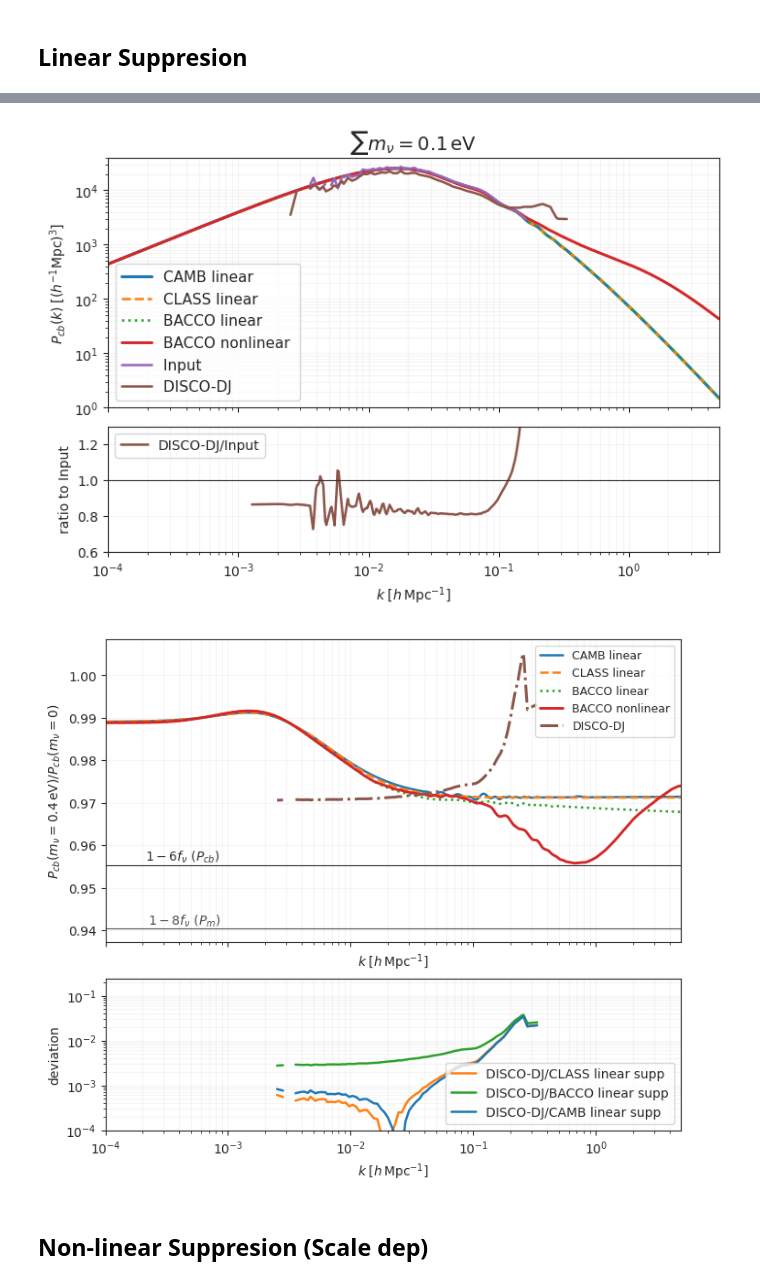
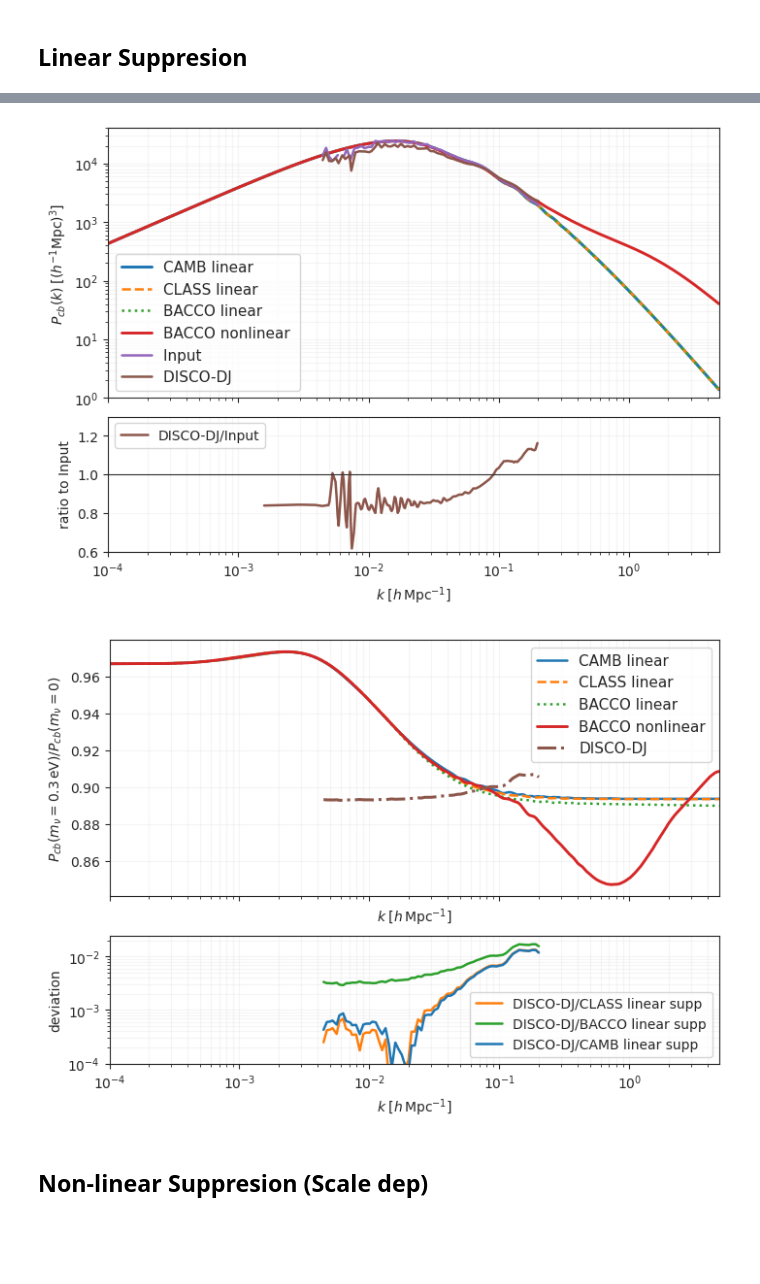
Before and after one commit to Xantyos13/DISCO-DJ, a Jupyter notebook: Neutrinos/Power_comparaison.ipynb, the cells around one changed output, grey strips where cells are left out. Cells and saved outputs as stored; diff of their text form; code cells hidden in the pictures; blank space fills up the shorter version.

Commit message:
new plot

```diff
--- a/Neutrinos/Power_comparaison.ipynb
+++ b/Neutrinos/Power_comparaison.ipynb
@@ -587,7 +588,7 @@ if precision == "double":
     config.update("jax_enable_x64", True)
 
 # Define the boxsize and resolution
-boxsize = 5000  # in Mpc/h
+boxsize = 4000  # in Mpc/h
 res = 256  # the particles live on a Lagrangrian grid of resolution (res)^dim
 
 results_disco = []
@@ -598,7 +599,7 @@ cosmo = dict(Omega_c=omega_cdm,  # cold dark matter content
              Omega_b=omega_b,  # baryonic content (note: Disco-DJ so far only performs N-body simulations, no hydro; this is only used for the linear power spectrum!)
              h=h,  # dimensionless Hubble constant
              n_s=n_s,  # scalar spectral index
-             sigma8=sigma8,  # amplitude of matter density fluctuations at a scale of 8 Mpc/h
+             sigma8=0.8159,  # amplitude of matter density fluctuations at a scale of 8 Mpc/h
              mnu = mnu_massless) #Neutrino mass (eV)
 
 dj = DiscoDJ(dim=dim, res=res, name=name, device=device, precision=precision, boxsize=boxsize, cosmo=cosmo)
@@ -614,10 +615,10 @@ stepper = "bullfrog"
 method = "pm"
 res_pm = dj.res
 time_var = "D"
-antialias = 1
-grad_kernel_order = 0
+antialias = 0
+grad_kernel_order = 4
 laplace_kernel_order = 0
-worder = 3
+worder = 2
 n_resample = 3
 deconvolve = True
 nlpt_order_ics = n_order
@@ -627,7 +628,7 @@ a_targets = [1.0]
 
 for a_end in a_targets:
 
-    numsteps = 30  # number of steps to be performed
+    numsteps = 10  # number of steps to be performed
     a_ini = 0.02  # initial scale factor of the simulation (where it is initialized with LPT)
     a_list = np.linspace(a_ini, a_end, numsteps, endpoint=True)
 
@@ -639,7 +640,7 @@ for a_end in a_targets:
                                     nlpt_order_ics=nlpt_order_ics, n_resample=n_resample,
                                     deconvolve=deconvolve, return_displacement=False, chunk_size=chunk_size,
                                     convert_to_numpy=True)  # convert_to_numpy: same as above for the ICs and LPT
-    delta_sim = dj.get_delta_from_pos(X_sim, res= 2*dj.res, n_resample=n_resample,antialias=1)
+    delta_sim = dj.get_delta_from_pos(X_sim, res= dj.res, n_resample=n_resample)
     k, Pk, _ = dj.evaluate_power_spectrum(delta_sim, bins=dj.res//3, deconvolve=True, worder=worder)
 
     results_disco.append({
@@ -656,7 +657,7 @@ cosmo_nu = dict(Omega_c=omega_cdm,  # cold dark matter content
             Omega_b=omega_b,  # baryonic content (note: Disco-DJ so far only performs N-body simulations, no hydro; this is only used for the linear power spectrum!)
             h=h,  # dimensionless Hubble constant
             n_s=n_s,  # scalar spectral index
-            sigma8=sigma8,  # amplitude of matter density fluctuations at a scale of 8 Mpc/h
+            sigma8=0.8159,  # amplitude of matter density fluctuations at a scale of 8 Mpc/h
             mnu = mnu_deg) #Neutrino mass (eV)
 dj_nu = DiscoDJ(dim=dim, res=res, name=name, device=device, precision=precision, boxsize=boxsize, cosmo=cosmo_nu)
 print(dj_nu)
@@ -665,6 +666,8 @@ dj_nu = dj_nu.with_linear_ps(fix_sigma8=True, transfer_function="from_file", fil
 dj_nu = dj_nu.with_ics(white_noise_space="real", white_noise_field=white_noise_field, convert_to_numpy=True)
 k_pre_nu, Pk_pre_nu, _ = dj_nu.evaluate_power_spectrum(dj.delta_ini, compute_std=False, bins=80)
 for a_end in a_targets:
+    numsteps = 10  # number of steps to be performed
+    a_ini = 0.02  # initial scale factor of the simulation (where it is initialized with LPT)
     a_list = np.linspace(a_ini, a_end, numsteps, endpoint=True)
     dj_nu = dj_nu.with_lpt(n_order=n_order, convert_to_numpy=True)  # convert_to_numpy as above; note that this breaks differentiability
     X_sim_nu, P_sim_nu, a_sim_nu = dj_nu.run_nbody(a_ini=a_ini, a_end=a_end, n_steps=numsteps, res_pm=res_pm,
@@ -673,7 +676,7 @@ for a_end in a_targets:
                                     nlpt_order_ics=nlpt_order_ics, n_resample=n_resample,
                                     deconvolve=deconvolve, return_displacement=False, chunk_size=chunk_size,
                                     convert_to_numpy=True)  # convert_to_numpy: same as above for the ICs and LPT
-    delta_sim_nu = dj_nu.get_delta_from_pos(X_sim_nu, res= 2*dj.res, n_resample=n_resample, antialias=1)
+    delta_sim_nu = dj_nu.get_delta_from_pos(X_sim_nu, res= dj.res, n_resample=n_resample)
     k_nu, Pk_nu, _ = dj_nu.evaluate_power_spectrum(delta_sim_nu, bins=dj.res//3, deconvolve=True, worder=worder)
     results_disco.append({
         "k": k,
@@ -833,7 +836,7 @@ ax.set_ylabel(r"$P_{cb}(k)\;[(h^{-1}{\rm Mpc})^3]$")
 ax.set_ylim(1e0, 4e4)
 ax.legend(prop={'size': 11})
 ax.grid(True, which="both", alpha=0.18)
-ax.set_title(rf"$\sum m_\nu = {sum_mnu}\,\mathrm{{eV}}$",fontsize=14)
+#ax.set_title(rf"$\sum m_\nu = {sum_mnu}\,\mathrm{{eV}}$",fontsize=14)
 
 axr.semilogx(k_h, Pk_nu / Pk_in, color="C5", lw=1.8, label="DISCO-DJ/Input")
 #axr.semilogx(k_h, Pk_nu / P_camb_cb_grid, color="C2", lw=1.8, ls=":", label="DISCO-DJ/CAMB")
@@ -849,7 +852,7 @@ axr.legend(loc=2,prop={'size': 10})
 axr.grid(True, which="both", alpha=0.18)
 #plt.savefig('spectra_lin.pgf')
 # %% [output]
-[figure, old version]
+[figure, new version]
 # %%
 discodj_data = np.load("discodj_results.npy", allow_pickle=True)
 discodj_data = [d for d in discodj_data if np.isclose(d["a"], a_end)]
@@ -863,7 +866,7 @@ Pk_nu = entrym["Pcb"]
 fig, (ax, axr) = plt.subplots(
     2,
     1,
-    figsize=(7, 6),
+    figsize=(7, 5),
     sharex=True,
     constrained_layout=True,
     gridspec_kw={"height_ratios": [2, 1]},
@@ -887,59 +890,59 @@ ax.semilogx(k,ratio_disco_dj,color="C5", linestyle='-.',lw=2.2,label="DISCO-DJ",
 class_supp = ratio_class[-1]
 camb_supp = ratio_camb[-1]
 bacco_supp = ratio_bacco[-1]
-ax.axhline(supp_Pcb, color="0.2", lw=0.8)
-ax.axhline(supp_P,   color="0.3", lw=0.8)
-
-ax.annotate(
-    r"$1-6f_\nu$ ($P_{cb}$)",
-    xy=(0.2, supp_Pcb),
-    xycoords=("axes fraction", "data"),
-    ha="right",
-    va="bottom",
-    color="0.2",
-)
-
-ax.annotate(
-    r"$1-8f_\nu$ ($P_m$)",
-    xy=(0.2, supp_P),
-    xycoords=("axes fraction", "data"),
-    ha="right",
-    va="bottom",
-    color="0.3",
-)
+#ax.axhline(supp_Pcb, color="0.2", lw=0.8)
+#ax.axhline(supp_P,   color="0.3", lw=0.8)
+#
+#ax.annotate(
+#    r"$1-6f_\nu$ ($P_{cb}$)",
+#    xy=(0.2, supp_Pcb),
+#    xycoords=("axes fraction", "data"),
+#    ha="right",
+#    va="bottom",
+#    color="0.2",
+#)
+#
+#ax.annotate(
+#    r"$1-8f_\nu$ ($P_m$)",
+#    xy=(0.2, supp_P),
+#    xycoords=("axes fraction", "data"),
+#    ha="right",
+#    va="bottom",
+#    color="0.3",
+#)
 
 ax.set_xscale("log")
 ax.set_xlim(k_h.min(), k_h.max())
 
 ax.set_xlabel(r"$k\;[h\,{\rm Mpc}^{-1}]$")
 ax.set_ylabel(
-    r"$P_{cb}(m_\nu=0.4\,{\rm eV}) / P_{cb}(m_\nu=0)$"
+    r"$P_{cb}(m_\nu=0.3\,{\rm eV}) / P_{cb}(m_\nu=0)$"
 )
 
 #ax.set_title(r"Suppression due to $\sum m_\nu $")
 
-ax.legend(prop={'size': 9},loc=1)
+ax.legend(prop={'size': 11},loc=1)
 ax.grid(True, which="both", alpha=0.18)
 
 axr.semilogx(k, abs(ratio_disco_dj-class_supp), color="C1", lw=1.8, label="DISCO-DJ/CLASS linear supp")
 axr.semilogx(k, abs(ratio_disco_dj-bacco_supp), color="C2", lw=1.8, label="DISCO-DJ/BACCO linear supp")
 axr.semilogx(k, abs(ratio_disco_dj-camb_supp), color="C0", lw=1.8, label="DISCO-DJ/CAMB linear supp")
 
 axr.axhline(0, color="0.2", lw=0.8)
 
 axr.set_xlabel(r"$k\;[h\,{\rm Mpc}^{-1}]$")
 axr.set_ylabel("deviation")
 axr.set_xlim(k_h.min(), k_h.max())
 
 axr.set_yscale("log")
 axr.set_ylim(1e-4,0)
 axr.legend(prop={'size': 10},loc=4)
 axr.grid(True, which="both", alpha=0.18)
 
 plt.show()
-#plt.savefig('supp_lin.pgf')
+plt.savefig('supp_lin.pgf')
 # %% [output]
-[figure, old version]
+[figure, new version]
 # %% [markdown]
 ## Non-linear Suppresion (Scale dep)
 # %%
```
Also changed, not shown: parts of 10 cells of this notebook, 4 other files.
